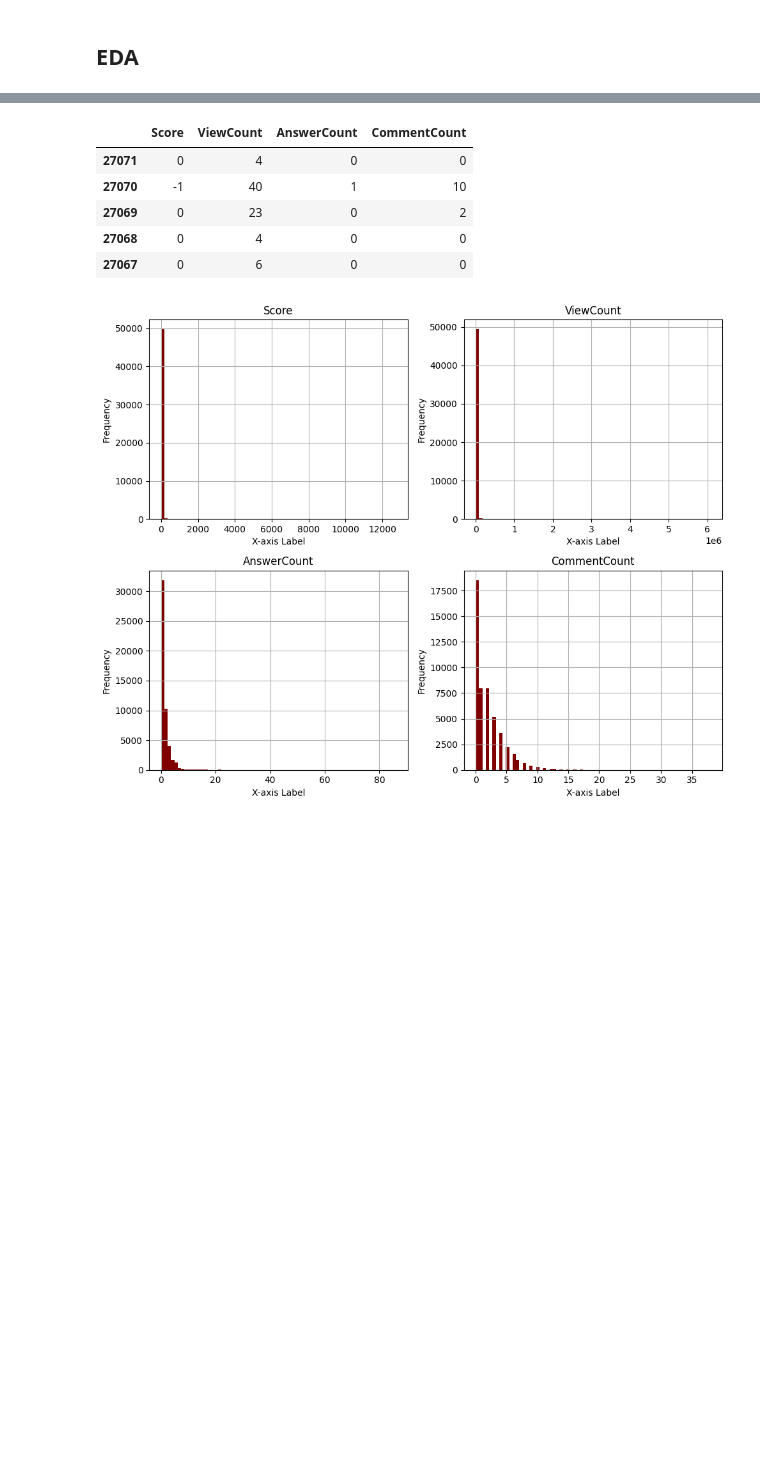
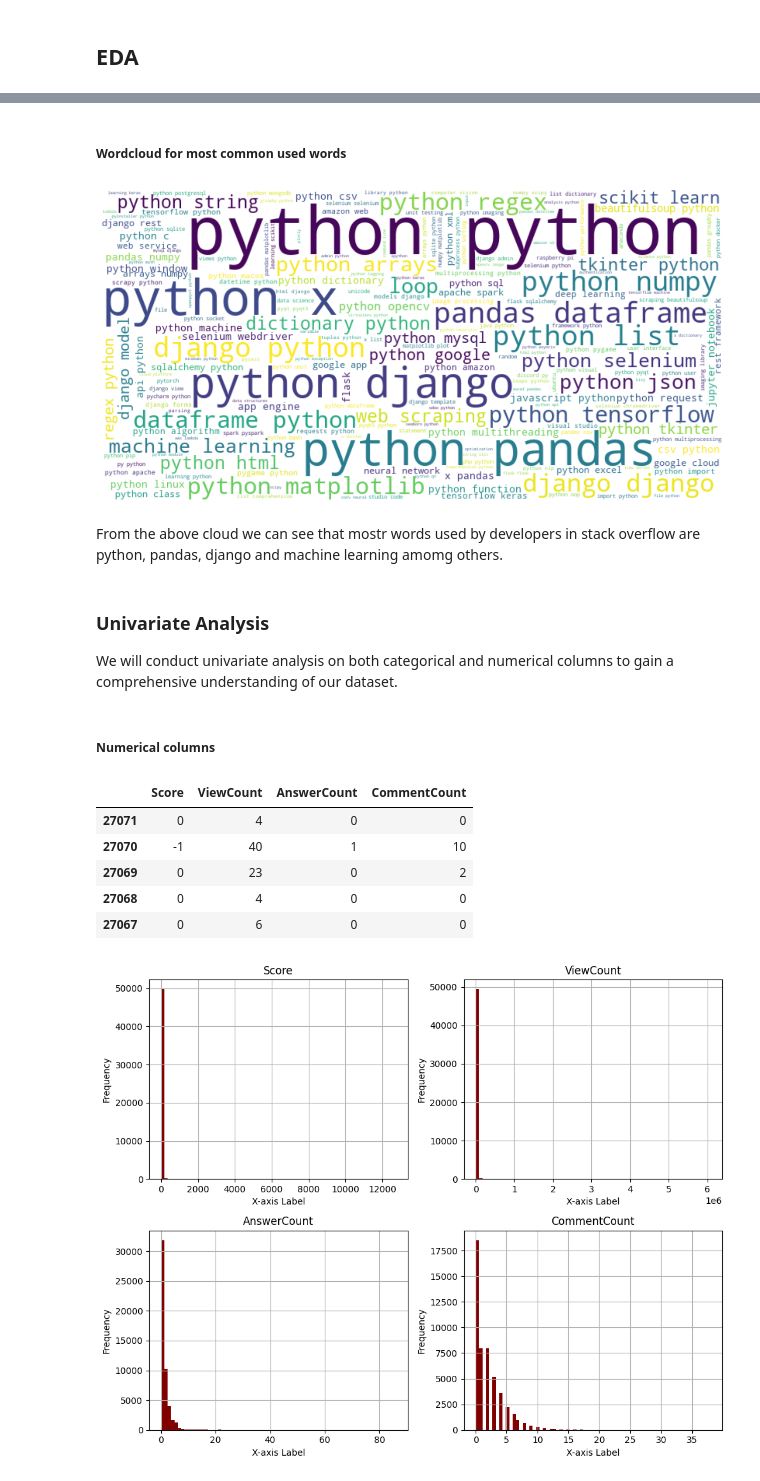
Before and after one commit to levine01/ChatGPT-Impact-on-StackOverFlow, a Jupyter notebook: main.ipynb, the cells around one changed output, grey strips where cells are left out. Cells and saved outputs as stored; diff of their text form; code cells hidden in the pictures; blank space fills up the shorter version.

```diff
--- a/main.ipynb
+++ b/main.ipynb
@@ -370,3 +370,30 @@ plt.show()
+# %% [markdown]
+##### Wordcloud for most common used words
+# %%
+# Import the necessary libraries
+from wordcloud import WordCloud
+
+# Combine all tags into a single string (assuming 'Tags' is a string column with tags separated by commas)
+all_tags = ','.join(data['Tags'])
+
+# Create a WordCloud object
+wordcloud = WordCloud(width=800, height=400, background_color='white').generate(all_tags)
+
+# Display the word cloud
+plt.figure(figsize=(16, 10))
+plt.imshow(wordcloud, interpolation='bilinear')
+plt.axis('off')
+plt.show()
+# %% [output]
+[figure, added]
+# %% [markdown]
+From the above cloud we can see that mostr words used by developers in stack overflow are python, pandas, django and machine learning amomg others.
+# %% [markdown]
+### Univariate Analysis
+
+We will conduct univariate analysis on both categorical and numerical columns to gain a comprehensive understanding of our dataset.
+# %% [markdown]
+##### Numerical columns
 # %%
 # Making a list of numeric columns
 Numeric = data[['Score', 'ViewCount', 'AnswerCount', 'CommentCount']]
```
Also changed, not shown: parts of 16 cells of this notebook.
